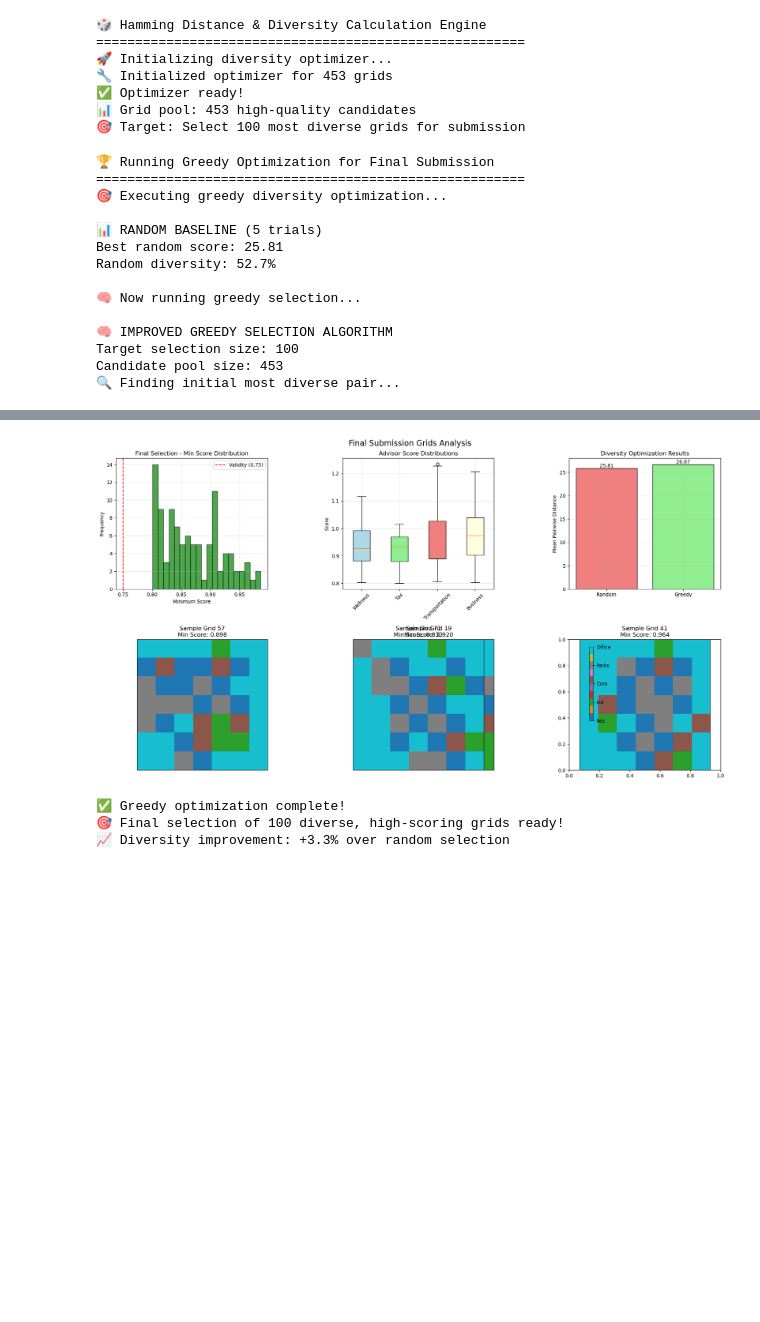
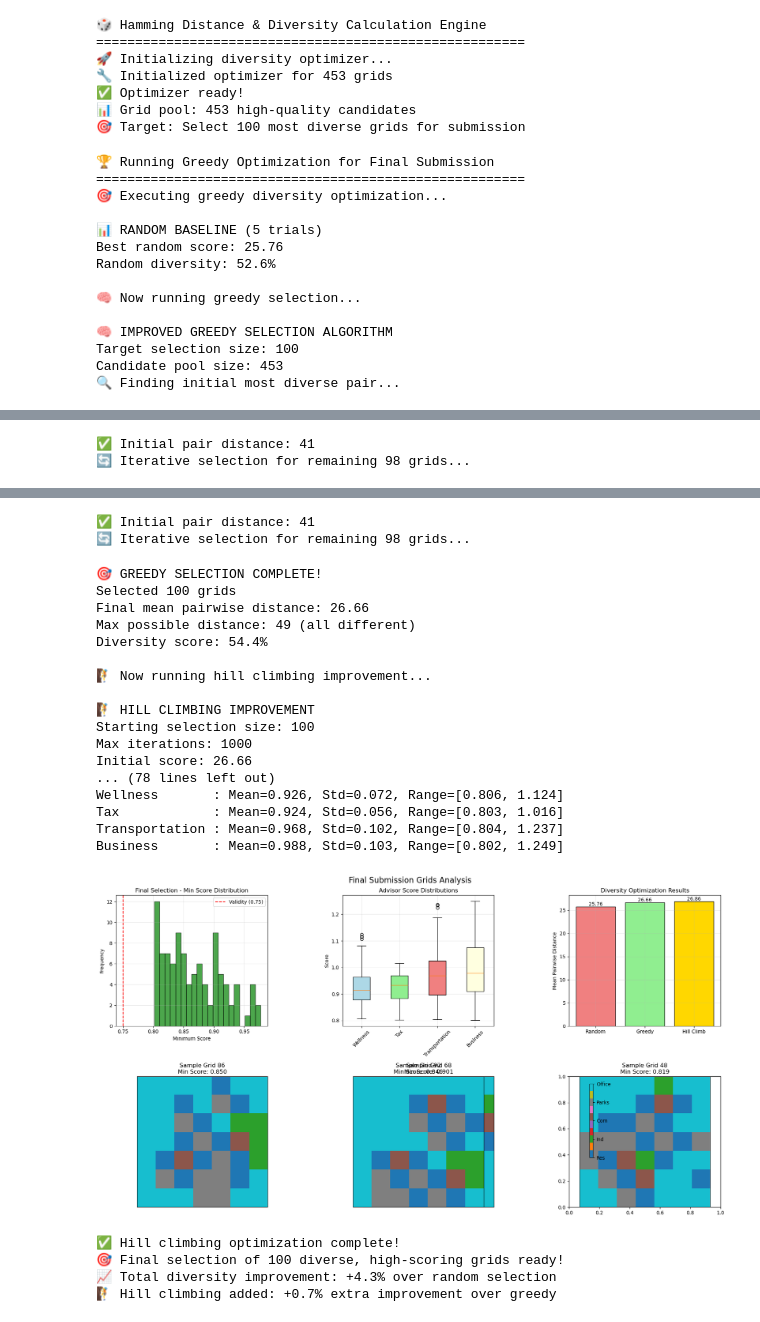
Before and after one commit to gwenzel/2156_cp2, a Jupyter notebook: 4_calculate_score_build_submission.ipynb, the cells around one changed output, grey strips where cells are left out. Saved outputs shown, nothing was run; the diff lists cells and outputs as text; code cells hidden in the pictures; blank space fills up the shorter version.

Commit message:
add hill climb improve

```diff
--- a/4_calculate_score_build_submission.ipynb
+++ b/4_calculate_score_build_submission.ipynb
@@ -503,18 +596,33 @@ random_selection, random_score = optimizer.random_baseline(target_size=100, n_tr
 print(f"\n🧠 Now running greedy selection...")
 greedy_selection, greedy_score = optimizer.greedy_selection(target_size=100)
 
-# Calculate improvement
-improvement = ((greedy_score - random_score) / random_score * 100) if random_score > 0 else 0
+print(f"\n🧗 Now running hill climbing improvement...")
+improved_selection, improved_score = optimizer.hill_climb_improve(
+    greedy_selection,
+    max_iterations=1000,  # Number of iterations to try improvements
+    temperature_start=5.0  # Starting temperature for simulated annealing
+)
+
+# Calculate improvements
+greedy_improvement = ((greedy_score - random_score) / random_score * 100) if random_score > 0 else 0
+hill_climb_improvement = ((improved_score - greedy_score) / greedy_score * 100) if greedy_score > 0 else 0
+total_improvement = ((improved_score - random_score) / random_score * 100) if random_score > 0 else 0
 
 print(f"\n📊 OPTIMIZATION RESULTS:")
 print(f"{'Method':<20} {'Mean Distance':<15} {'Diversity %':<12} {'Improvement':<12}")
 print("-" * 65)
 print(f"{'Random Baseline':<20} {random_score:<15.2f} {(random_score/49*100):<12.1f}% {'---':<12}")
-print(f"{'Greedy Algorithm':<20} {greedy_score:<15.2f} {(greedy_score/49*100):<12.1f}% {improvement:+.1f}%")
+print(f"{'Greedy Algorithm':<20} {greedy_score:<15.2f} {(greedy_score/49*100):<12.1f}% {greedy_improvement:+.1f}%")
+print(f"{'Hill Climb Refined':<20} {improved_score:<15.2f} {(improved_score/49*100):<12.1f}% {total_improvement:+.1f}%")
 
-# Get the final selected grids
-final_selected_grids = candidate_grids[greedy_selection]
-final_selected_predictions = candidate_predictions[greedy_selection]
+print(f"\n🎯 REFINEMENT ANALYSIS:")
+print(f"Greedy vs Random: {greedy_improvement:+.2f}% improvement")
+print(f"Hill Climb vs Greedy: {hill_climb_improvement:+.2f}% improvement")
+print(f"Total vs Random: {total_improvement:+.2f}% improvement")
+
+# Get the final selected grids (using improved selection)
+final_selected_grids = candidate_grids[improved_selection]
+final_selected_predictions = candidate_predictions[improved_selection]
 final_min_scores = np.min(final_selected_predictions, axis=1)
 
 print(f"\n🎯 FINAL SELECTION ANALYSIS:")
@@ -558,9 +666,9 @@ axes[0, 1].tick_params(axis='x', rotation=45)
 axes[0, 1].grid(alpha=0.3)
 
 # 3. Diversity comparison
-methods = ['Random', 'Greedy']
-scores = [random_score, greedy_score]
-colors = ['lightcoral', 'lightgreen']
+methods = ['Random', 'Greedy', 'Hill Climb']
+scores = [random_score, greedy_score, improved_score]
+colors = ['lightcoral', 'lightgreen', 'gold']
 bars = axes[0, 2].bar(methods, scores, color=colors, edgecolor='black')
 axes[0, 2].set_ylabel('Mean Pairwise Distance')
 axes[0, 2].set_title('Diversity Optimization Results')
@@ -611,12 +719,10 @@ else:
 plt.tight_layout()
 plt.show()
 
-print(f"\n✅ Greedy optimization complete!")
+print(f"\n✅ Hill climbing optimization complete!")
 print(f"🎯 Final selection of {len(final_selected_grids)} diverse, high-scoring grids ready!")
-if improvement >= 0:
-    print(f"📈 Diversity improvement: {improvement:+.1f}% over random selection")
-else:
-    print(f"⚠️  Diversity change: {improvement:+.1f}% (algorithm may need debugging)")
+print(f"📈 Total diversity improvement: {total_improvement:+.1f}% over random selection")
+print(f"🧗 Hill climbing added: {hill_climb_improvement:+.1f}% extra improvement over greedy")
 
 # Debug information if we have fewer grids than expected
 if len(final_selected_grids) < 100:
@@ -630,8 +736,8 @@ if len(final_selected_grids) < 100:
 🎯 Executing greedy diversity optimization...
 
 📊 RANDOM BASELINE (5 trials)
-Best random score: 25.81
-Random diversity: 52.7%
+Best random score: 25.76
+Random diversity: 52.6%
 
 🧠 Now running greedy selection...
 
@@ -660,0 +778,2 @@ Business       : Mean=0.978, Std=0.090, Range=[0.803, 1.207]
+✅ Initial pair distance: 41
+🔄 Iterative selection for remaining 98 grids...
@@ -661,7 +797,27 @@ Business       : Mean=0.978, Std=0.090, Range=[0.803, 1.207]
+✅ Initial pair distance: 41
+🔄 Iterative selection for remaining 98 grids...
+🎯 GREEDY SELECTION COMPLETE!
+Selected 100 grids
+Final mean pairwise distance: 26.66
+Max possible distance: 49 (all different)
+Diversity score: 54.4%
+
+🧗 Now running hill climbing improvement...
+
+🧗 HILL CLIMBING IMPROVEMENT
+Starting selection size: 100
+Max iterations: 1000
+Initial score: 26.66
+... (78 lines left out)
+Wellness       : Mean=0.926, Std=0.072, Range=[0.806, 1.124]
+Tax            : Mean=0.924, Std=0.056, Range=[0.803, 1.016]
+Transportation : Mean=0.968, Std=0.102, Range=[0.804, 1.237]
+Business       : Mean=0.988, Std=0.103, Range=[0.802, 1.249]
-[figure, old version]
+[figure, new version]
-✅ Greedy optimization complete!
-🎯 Final selection of 100 diverse, high-scoring grids ready!
-📈 Diversity improvement: +3.3% over random selection
+✅ Hill climbing optimization complete!
+🎯 Final selection of 100 diverse, high-scoring grids ready!
+📈 Total diversity improvement: +4.3% over random selection
+🧗 Hill climbing added: +0.7% extra improvement over greedy
 # %%
 # 🎯 BUILD FINAL SUBMISSION FILE
 print("🎯 Building Final Submission File")
```
Also changed, not shown: parts of 5 cells of this notebook.
